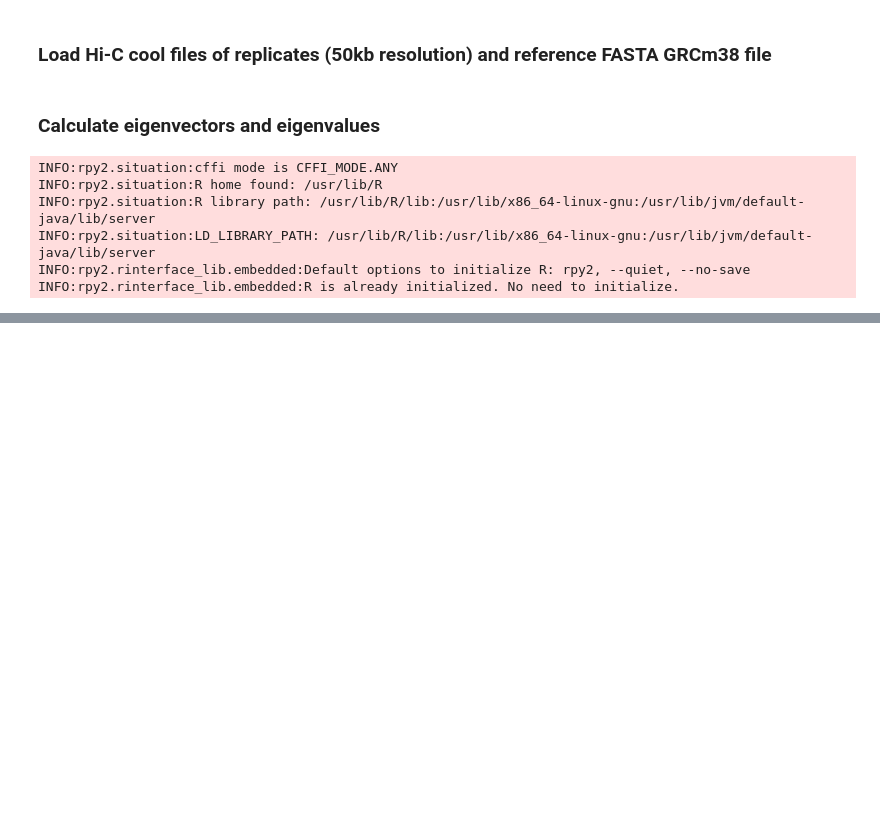
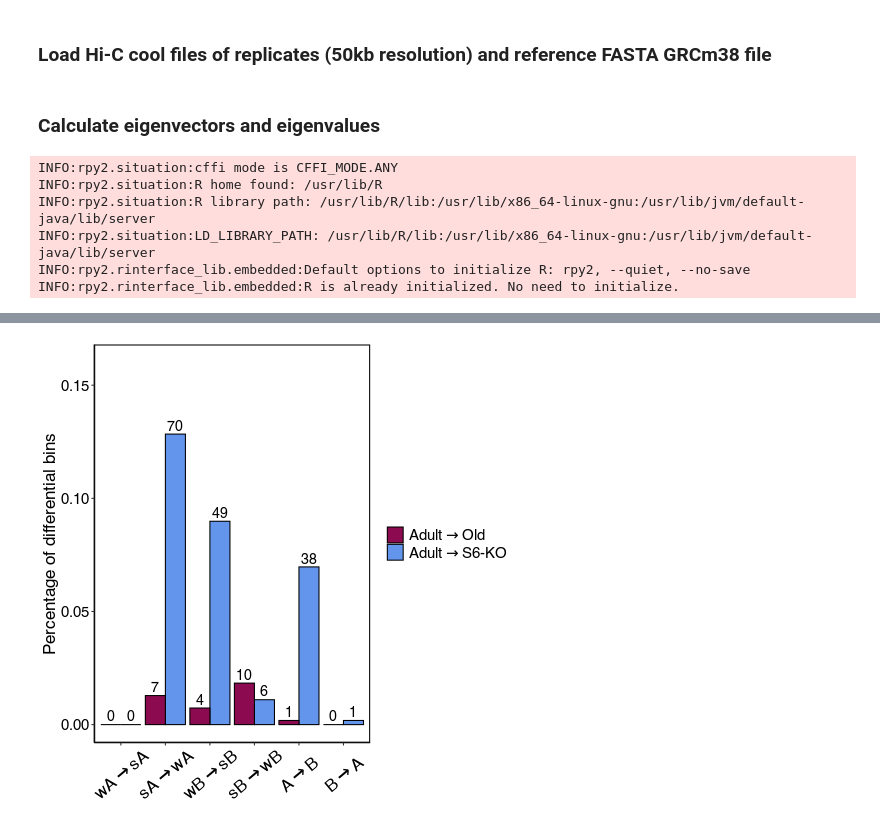
Before and after one commit to SIRT6/Sirt6_hic_paper, a Jupyter notebook: code_HiC/Figure2_diff_compartments.ipynb, the cells around one changed output, grey strips where cells are left out. Cells and saved outputs as stored; diff of their text form; code cells hidden in the pictures; blank space fills up the shorter version.

```diff
--- a/code_HiC/Figure2_diff_compartments.ipynb
+++ b/code_HiC/Figure2_diff_compartments.ipynb
@@ -818,0 +336,5 @@ Adding another scale for y, which will replace the existing scale.
+# %%
+%%R
+
+final_df_old <- process_eigs_data("old", "Old", pp_threshold = 0.9, change_threshold = 0.4)
+final_df_ko  <- process_eigs_data("ko",  "S6-KO", pp_threshold = 0.9, change_threshold = 0.4)
@@ -818,0 +361,76 @@ Adding another scale for y, which will replace the existing scale.
+# %%
+%%R
+
+back = py_eval('bins')
+
+n_bins <- nrow(back)
+back <- back %>%
+  filter(!grepl('chr[XMY]', chrom))
+
+process_changes <- function(df, type_label, n_total) {
+  counts <- c(
+    `A->B`   = sum(df$wt >  0 & df$tr <  0),
+    `B->A`   = sum(df$wt <  0 & df$tr >  0),
+    `wB->sB` = sum(df$wt > df$tr & df$wt <  0 & df$tr < 0),
+    `sB->wB` = sum(df$wt < df$tr & df$wt <  0 & df$tr < 0),
+    `wA->sA` = sum(df$wt < df$tr & df$wt >  0 & df$tr > 0),
+    `sA->wA` = sum(df$wt > df$tr & df$wt >  0 & df$tr > 0)
+  )
+
+  data.frame(
+    change = names(counts),
+    percent = counts / n_total * 100,
+    count   = counts,
+    type    = type_label,
+    stringsAsFactors = FALSE
+  )
+}
+
+df_list <- list(
+  `Adult->S6-KO` = final_df_ko,
+  `Adult->Old`   = final_df_old
+)
+
+df_all <- bind_rows(
+  lapply(names(df_list), function(lbl) {
+    process_changes(df_list[[lbl]], lbl, n_bins)
+  })
+)
+
+df_all$change <- factor(df_all$change, levels = c(
+  'wA->sA','sA->wA','wB->sB','sB->wB','A->B','B->A'
+))
+df_all$type <- factor(df_all$type, levels = c('Adult->Old', 'Adult->S6-KO'))
+
+ggplot(data = df_all, aes(x = change, y = percent, fill = type)) +
+  geom_bar(stat = "identity", color = "black", position = position_dodge()) +
+
+  geom_text(
+    aes(label = count),
+    position = position_dodge(width = 0.9),
+    vjust = -0.3,
+    size = 5
+  ) +
+
+  ylim(0, 0.16) +
+  ylab('Percentage of differential bins') + xlab('') +
+  theme_classic() +
+  scale_fill_manual(
+    values = c('deeppink4','cornflowerblue'),
+    labels=c(expression(Adult%->%Old), expression(Adult%->%'S6-KO'))
+  ) +
+  theme(
+    axis.title.y  = element_text(size = 17, colour = 'black'),
+    axis.text.x   = element_text(size = 17, colour = 'black', angle = 40, vjust = 0.5),
+    axis.text.y   = element_text(size = 15, colour = 'black'),
+    legend.title  = element_blank(),
+    legend.text   = element_text(size = 15),
+    panel.border  = element_rect(colour = "black", fill = NA, size = 1)
+  ) +
+  scale_x_discrete(labels = c(
+    expression(wA %->% sA), expression(sA %->% wA),
+    expression(wB %->% sB), expression(sB %->% wB),
+    expression(A  %->% B),  expression(B  %->% A)
+  ))
+# %% [output]
+[figure, added]
```
Also changed, not shown: parts of 24 cells of this notebook.
